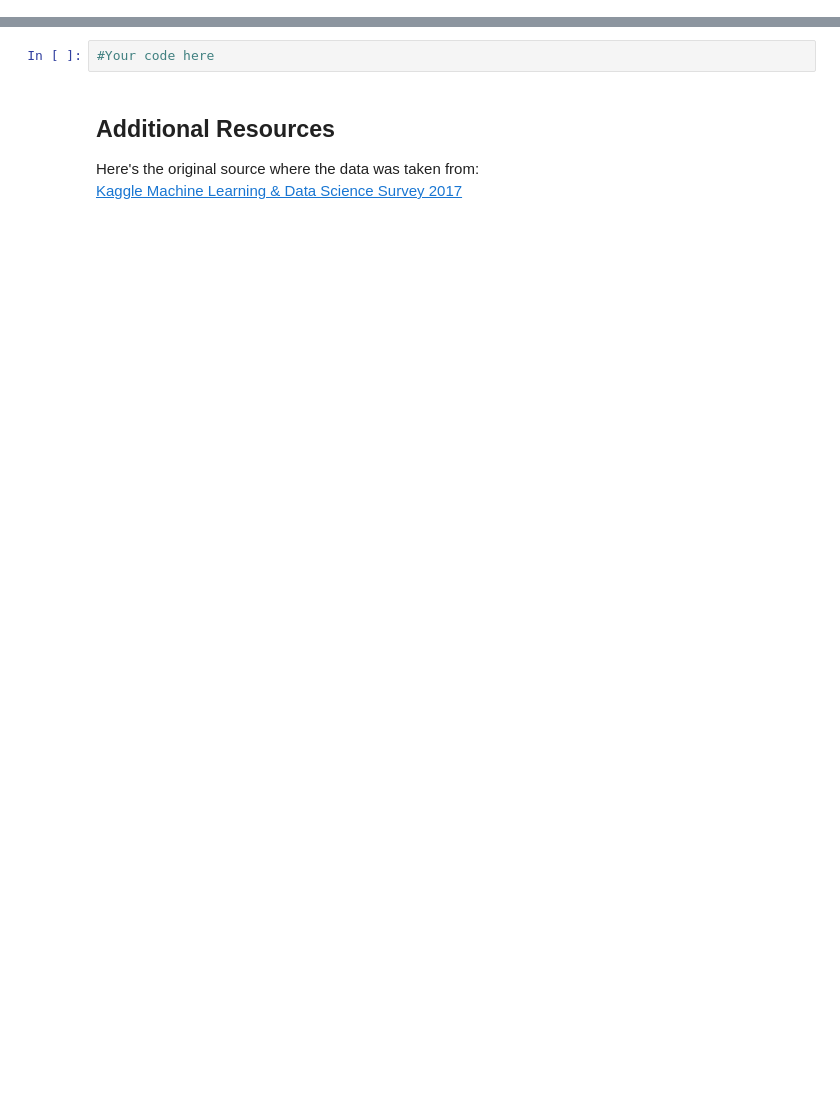
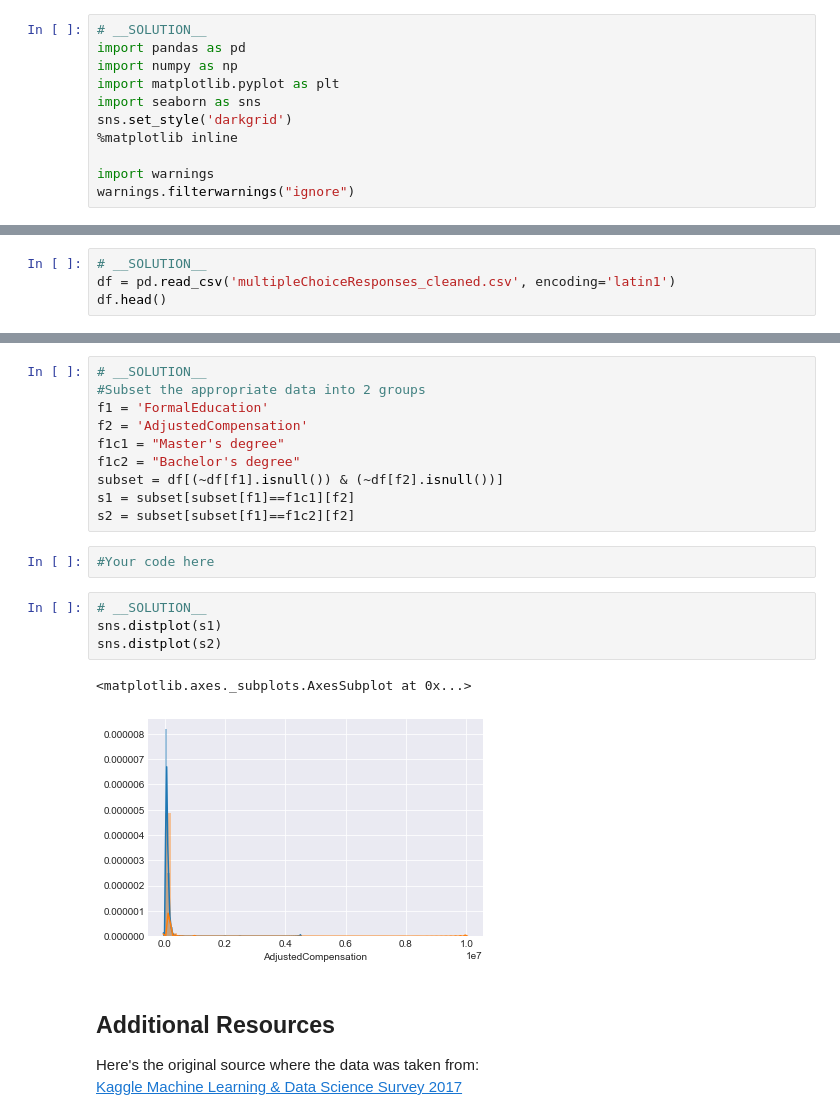
Before and after one commit to learn-co-curriculum/dsc-in-depth-ab-testing-lab, a Jupyter notebook: index.ipynb, the cells around one changed output, grey strips where cells are left out. Cells and saved outputs as stored; diff of their text form; blank space fills up the shorter version.

Commit message:
ALERT: Cell Mismatch. Auto-create curriculum branch from solution + master

```diff
--- a/index.ipynb
+++ b/index.ipynb
@@ -17,9 +17,24 @@ The data is stored in a file called **multipleChoiceResponses_cleaned.csv**. Fee
 > Note: If you can't get the file to load properly, try changing the encoding format as in `encoding='latin1'`
 # %%
 #Your code here
+# %%
+# __SOLUTION__
+import pandas as pd
+import numpy as np
+import matplotlib.pyplot as plt
+import seaborn as sns
+sns.set_style('darkgrid')
+%matplotlib inline
+
+import warnings
+warnings.filterwarnings("ignore")
 # %% [markdown]
 ## Wages and Education
 
 You've been asked to determine whether education is impactful to salary. Develop a hypothesis test to compare the salaries of those with Master's degrees to those with Bachelor's degrees. Are the two statistically different according to your results?
 
 > Note: The relevant features are stored in the 'FormalEducation' and 'AdjustedCompensation' features.
+# %%
+# __SOLUTION__
+df = pd.read_csv('multipleChoiceResponses_cleaned.csv', encoding='latin1')
+df.head()
@@ -50,8 +85,25 @@ Welch's t-test p-value with outliers removed: 0.0
 ## Wages and Education III
 
 Remember the multiple comparisons problem; rather than continuing on like this, perform an ANOVA test between the various 'FormalEducation' categories and their relation to 'AdjustedCompensation'.
+# %%
+# __SOLUTION__
+#Subset the appropriate data into 2 groups
+f1 = 'FormalEducation'
+f2 = 'AdjustedCompensation'
+f1c1 = "Master's degree"
+f1c2 = "Bachelor's degree"
+subset = df[(~df[f1].isnull()) & (~df[f2].isnull())]
+s1 = subset[subset[f1]==f1c1][f2]
+s2 = subset[subset[f1]==f1c2][f2]
 # %%
 #Your code here
+# %%
+# __SOLUTION__
+sns.distplot(s1)
+sns.distplot(s2)
+# %% [output]
+<matplotlib.axes._subplots.AxesSubplot at 0x...>
+[figure, added]
 # %% [markdown]
 ## Additional Resources
 
```
Also changed, not shown: parts of 10 cells of this notebook, 3 other files.
